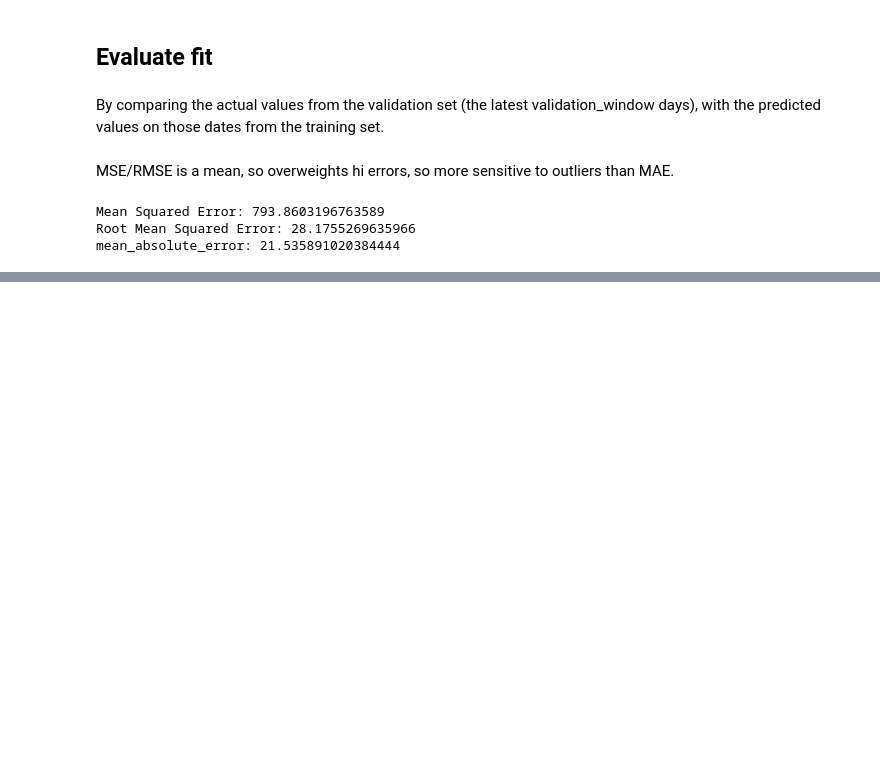
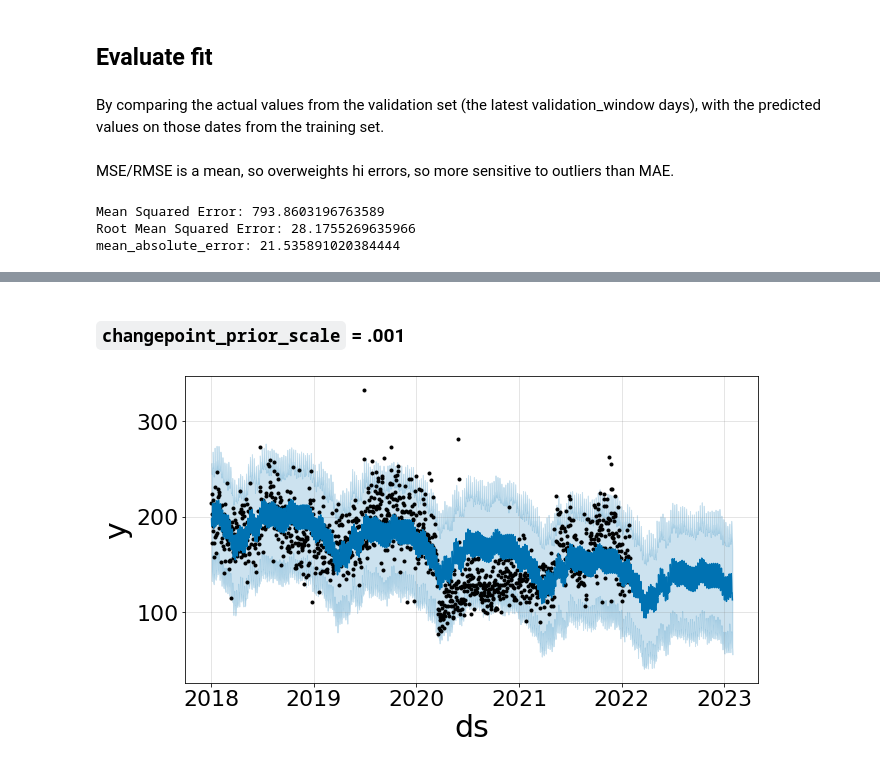
Before and after one commit to lizre/prophet-quickstart, a Jupyter notebook: notebooks/01_split_model.ipynb, the cells around one changed output, grey strips where cells are left out. Cells and saved outputs as stored; diff of their text form; code cells hidden in the pictures; blank space fills up the shorter version.

```diff
--- a/notebooks/01_split_model.ipynb
+++ b/notebooks/01_split_model.ipynb
@@ -147,0 +215,6 @@ fig2 = prophet_forecaster_object.plot_components(forecast)
+# %%
+def fit_and_plot(prophet_forecaster_object):
+    with suppress_stdout_stderr(): prophet_forecaster_object.fit(train_df)
+    train_future_df = prophet_forecaster_object.make_future_dataframe(periods=365, freq="d")
+    train_forecast_df = prophet_forecaster_object.predict(train_future_df)
+    fig1 = prophet_forecaster_object.plot(train_forecast_df)
@@ -147,0 +230,10 @@ fig2 = prophet_forecaster_object.plot_components(forecast)
+# %% [markdown]
+
+### `changepoint_prior_scale` = .001
+# %%
+changepoint_prior_scale = .001
+prophet_forecaster_object = Prophet(changepoint_prior_scale=changepoint_prior_scale, **prophet_config_basic)
+prophet_forecaster_object.add_country_holidays("US")
+fit_and_plot(prophet_forecaster_object)
+# %% [output]
+[figure, added]
```
Also changed, not shown: parts of 33 cells of this notebook.
